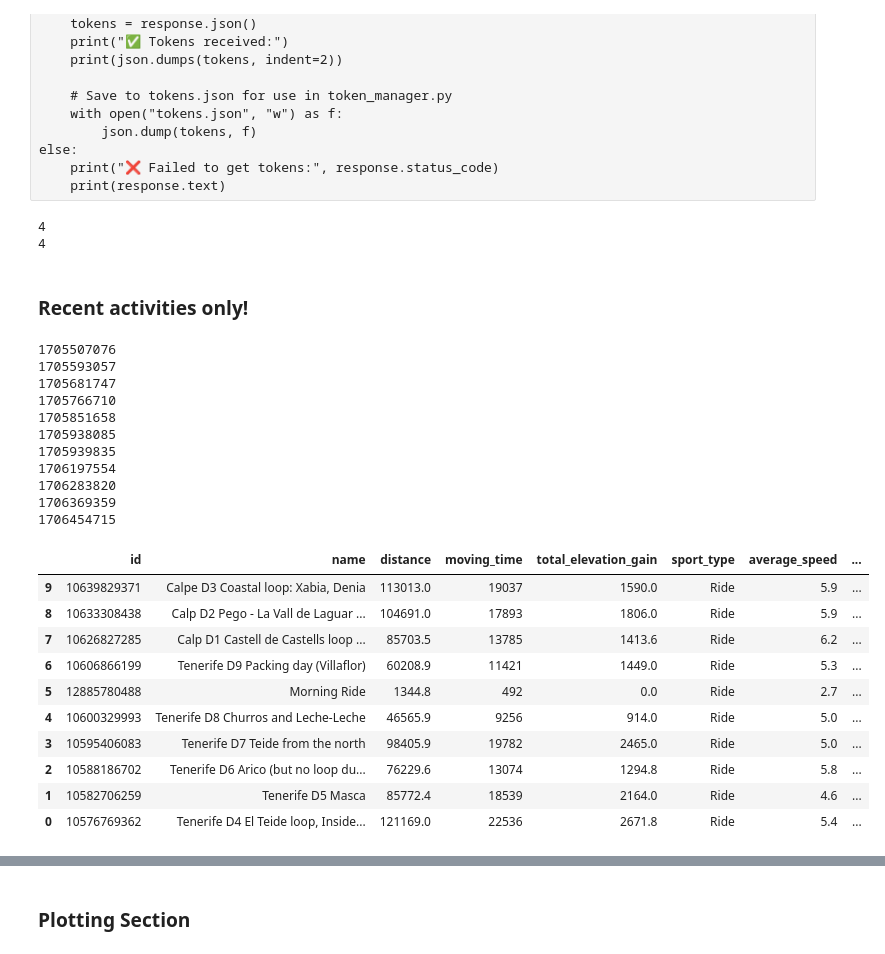
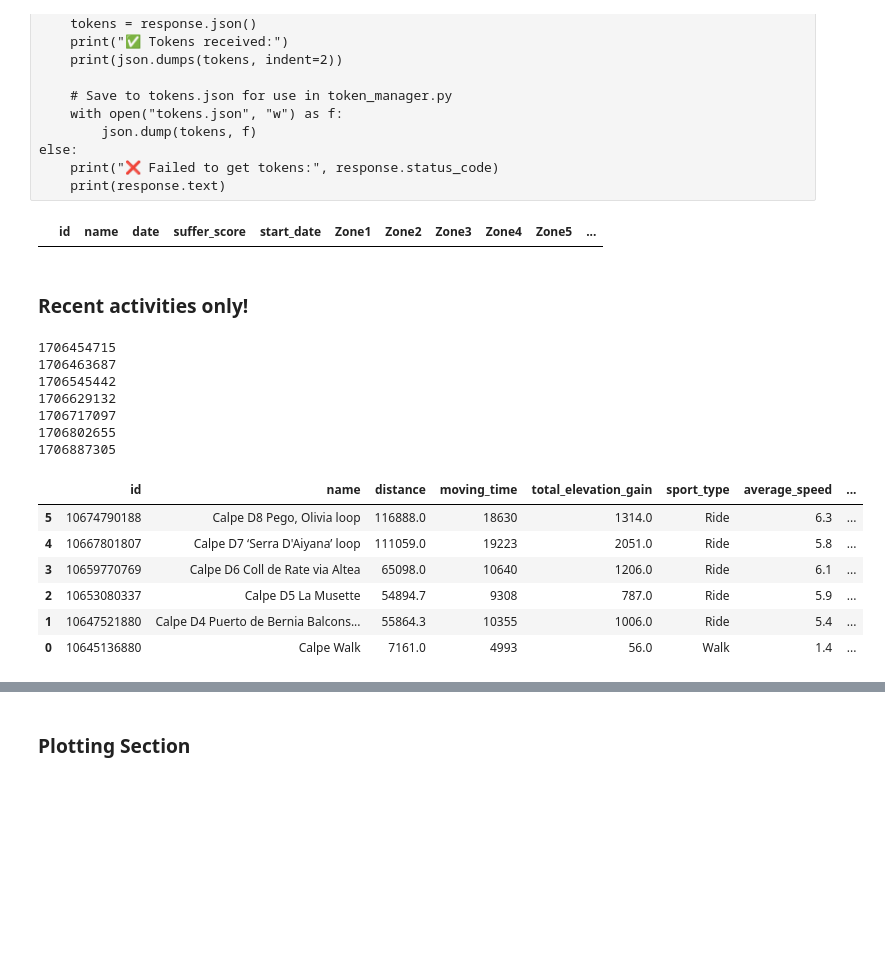
Before and after one commit to edterrell/healthy_heart, a Jupyter notebook: strava_API.ipynb, the cells around one changed output, grey strips where cells are left out. Drawn from its saved outputs; the diff is of its cells as text; code cells hidden in the pictures; blank space fills up the shorter version.

```diff
--- a/strava_API.ipynb
+++ b/strava_API.ipynb
@@ -80,20 +92,28 @@ else:
 # %%
+# select year for pickle file
 # Reload dfs and confirm lengths
-strava_df = pd.read_pickle("strava_data_2024.pkl")
-strava_zone_df = pd.read_pickle("strava_zone_data_2024.pkl")
+strava_df = pd.read_pickle("data/strava_data_2024.pkl")
+strava_zone_df = pd.read_pickle("data/strava_zone_data_2024.pkl")
 
 print(len(strava_df))
 print(len(strava_zone_df))
-# %% [output]
-4
-4
+# %%
+# last entry date
+strava_zone_df.head(1)
+# %% [output]
+|  | id | name | date | suffer_score | start_date | Zone1 | Zone2 | Zone3 | Zone4 | Zone5 | ... |
 # %% [markdown]
 ### Recent activities only!
 # %%
-# Get activities from month start
-start_date = int(time.mktime(time.strptime('2024-01-17', '%Y-%m-%d')))
-end_date = int(time.mktime(time.strptime('2024-02-01', '%Y-%m-%d')))
+# select date to start new activities data collection
+startdate_string = '2024-01-28'
+enddate_string = '2024-02-10'
 
+# change date to unix integer format
+start_date = int(time.mktime(time.strptime(startdate_string, '%Y-%m-%d')))
+end_date = int(time.mktime(time.strptime(enddate_string, '%Y-%m-%d')))
+
+# strava url
 url = "https://www.strava.com/api/v3/athlete/activities"
 headers = {"Authorization": f"Bearer {access_token}"}
 params = {
@@ -107,54 +127,56 @@ stop_fetching = False
 while True:
     response = requests.get(url, headers=headers, params=params)
     data = response.json()
     if not data or stop_fetching:
+        # breaks out of while loop
         break
 
     for activity in data:
+        # change date to unix integer format
         activity_date = int(datetime.datetime.strptime(activity['start_date'], "%Y-%m-%dT%H:%M:%SZ").timestamp())
 
-        #print(activity['start_date'])
+        # print(activity['start_date'])
         print(activity_date)
         if activity_date >= end_date:
             stop_fetching = True
+            # breaks out of for loop only
             break
-        if len(activities) >= 10:
+        # set number of activites (strava maximum is 100/15 minutes)
+        if len(activities) >= 6:
             stop_fetching = True
+            # breaks out of for loop only
             break
-
         activities.append(activity)
     params["page"] += 1
 
 
 # Build out strava_df with only the necessary columns
 recent_df = pd.DataFrame(activities)
 cols_needed = ['id','name', 'distance', 'moving_time','total_elevation_gain', 'sport_type',
           'average_speed', 'average_heartrate','max_heartrate', 'suffer_score','start_date']
 recent_df = recent_df.loc[:,cols_needed]
 recent_df = recent_df.sort_values('start_date',ascending=False)
 
-new_activities_df = recent_df[~recent_df.id.isin(strava_df.id)].copy()
+# This step does the comparison between recent_df and strava_df
+# strava_df holds previously saved data
+
+if strava_df.empty:
+    new_activities_df = recent_df.copy()
+else:
+    new_activities_df = recent_df[~recent_df.id.isin(strava_df.id)].copy()
 new_activities_df
 # %% [output]
-1705507076
-1705593057
-1705681747
-1705766710
-1705851658
-1705938085
-1705939835
-1706197554
-1706283820
-1706369359
 1706454715
+1706463687
+1706545442
+1706629132
+1706717097
+1706802655
+1706887305
 |  | id | name | distance | moving_time | total_elevation_gain | sport_type | average_speed | ... |
-| 9 | 10639829371 | Calpe D3 Coastal loop: Xabia, Denia | 113013.0 | 19037 | 1590.0 | Ride | 5.9 | ... |
-| 8 | 10633308438 | Calp D2 Pego - La Vall de Laguar ... | 104691.0 | 17893 | 1806.0 | Ride | 5.9 | ... |
-| 7 | 10626827285 | Calp D1 Castell de Castells loop ... | 85703.5 | 13785 | 1413.6 | Ride | 6.2 | ... |
-| 6 | 10606866199 | Tenerife D9 Packing day (Villaflor) | 60208.9 | 11421 | 1449.0 | Ride | 5.3 | ... |
-| 5 | 12885780488 | Morning Ride | 1344.8 | 492 | 0.0 | Ride | 2.7 | ... |
-| 4 | 10600329993 | Tenerife D8 Churros and Leche-Leche | 46565.9 | 9256 | 914.0 | Ride | 5.0 | ... |
-| 3 | 10595406083 | Tenerife D7 Teide from the north | 98405.9 | 19782 | 2465.0 | Ride | 5.0 | ... |
-| 2 | 10588186702 | Tenerife D6 Arico (but no loop du... | 76229.6 | 13074 | 1294.8 | Ride | 5.8 | ... |
-| 1 | 10582706259 | Tenerife D5 Masca | 85772.4 | 18539 | 2164.0 | Ride | 4.6 | ... |
-| 0 | 10576769362 | Tenerife D4 El Teide loop, Inside... | 121169.0 | 22536 | 2671.8 | Ride | 5.4 | ... |
+| 5 | 10674790188 | Calpe D8 Pego, Olivia loop | 116888.0 | 18630 | 1314.0 | Ride | 6.3 | ... |
+| 4 | 10667801807 | Calpe D7 ‘Serra D'Aiyana’ loop | 111059.0 | 19223 | 2051.0 | Ride | 5.8 | ... |
+| 3 | 10659770769 | Calpe D6 Coll de Rate via Altea | 65098.0 | 10640 | 1206.0 | Ride | 6.1 | ... |
+| 2 | 10653080337 | Calpe D5 La Musette | 54894.7 | 9308 | 787.0 | Ride | 5.9 | ... |
+| 1 | 10647521880 | Calpe D4 Puerto de Bernia Balcons... | 55864.3 | 10355 | 1006.0 | Ride | 5.4 | ... |
+| 0 | 10645136880 | Calpe Walk | 7161.0 | 4993 | 56.0 | Walk | 1.4 | ... |
```
Also changed, not shown: parts of 41 cells of this notebook.
